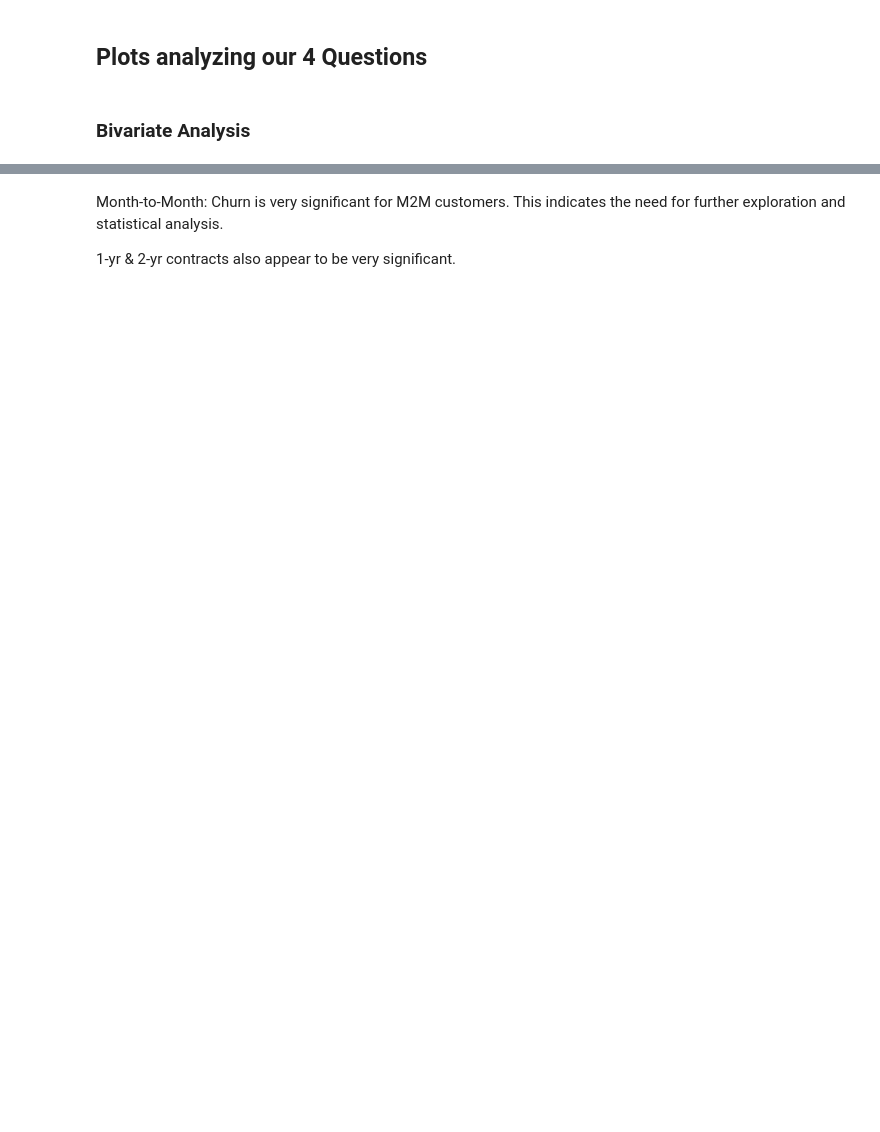
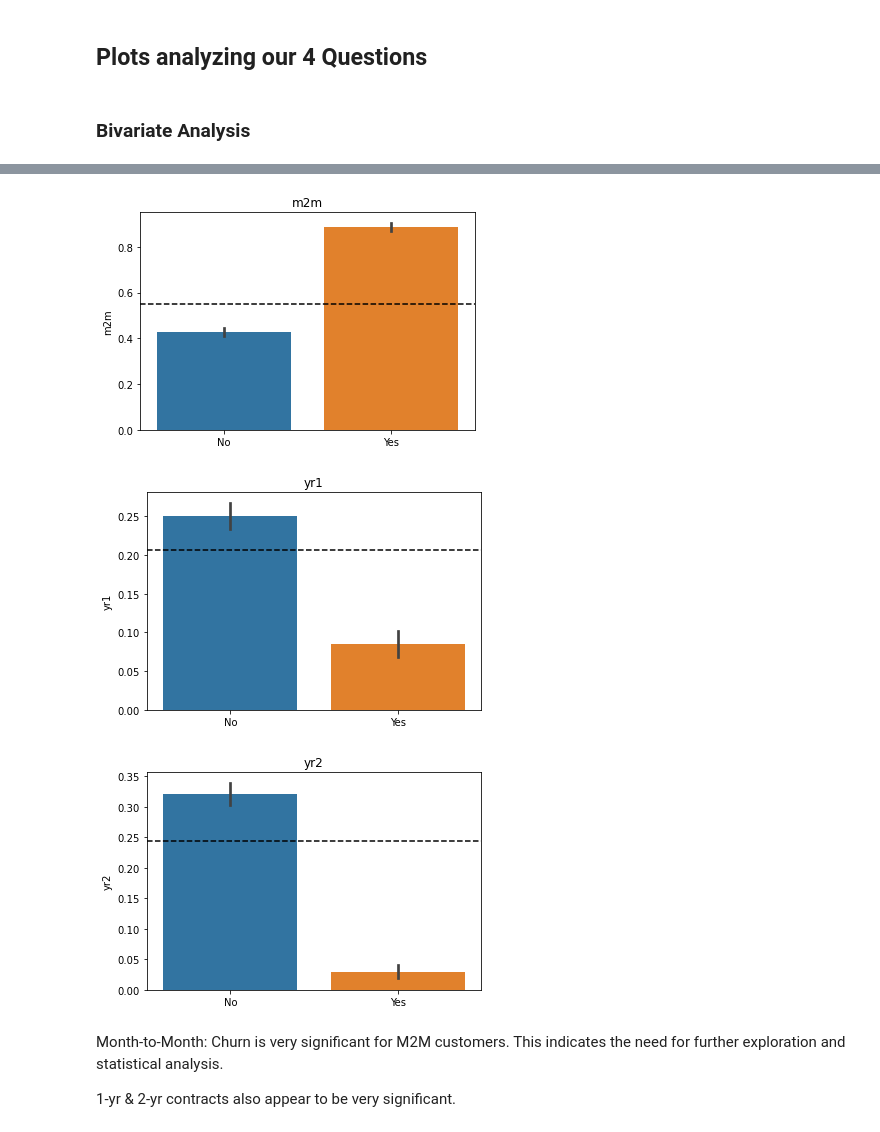
Before and after one commit to SchneemannDavid/classification_project, a Jupyter notebook: working_notebook.ipynb, the cells around one changed output, grey strips where cells are left out. Saved outputs shown, nothing was run; the diff lists cells and outputs as text; code cells hidden in the pictures; blank space fills up the shorter version.

```diff
--- a/working_notebook.ipynb
+++ b/working_notebook.ipynb
@@ -437,17 +636,21 @@ for i, feature in enumerate(features):
 # %%
 ## Q1: M2M customer churn vs. 1-yr and 2-yr customer churn
 # Barplot expressing churn rate of customers by contract type: Month-to-Month, 1-yr, and 2-yr contracts
-variables = ['m2m', 'contract_type_One year', 'contract_type_Two year']
+variables = ['m2m', 'yr1', 'yr2']
 
-mean = [train['m2m'].mean(), train['contract_type_One year'].mean(), train['contract_type_Two year'].mean()]
+mean = [train['m2m'].mean(), train['yr1'].mean(), train['yr2'].mean()]
 
 for x in range(0,3):
     sns.barplot('churn',variables[x], data=train)
 
     plt.xlabel('')
     plt.title(variables[x])
     plt.axhline(mean[x], ls = '--', color = 'black')
     plt.show()
+# %% [output]
+[figure, added]
+[figure, added]
+[figure, added]
 # %% [markdown]
 Month-to-Month: Churn is very significant for M2M customers. This indicates the need for further exploration and statistical analysis.
 
```
Also changed, not shown: parts of 63 cells of this notebook, 2 other files.
